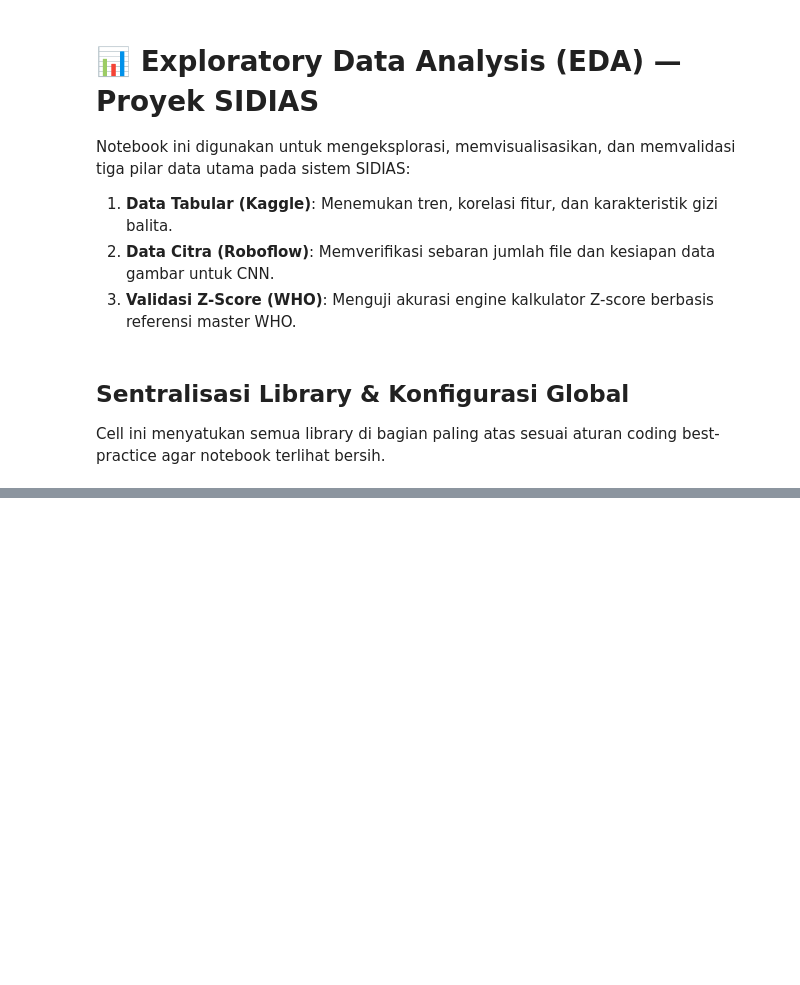
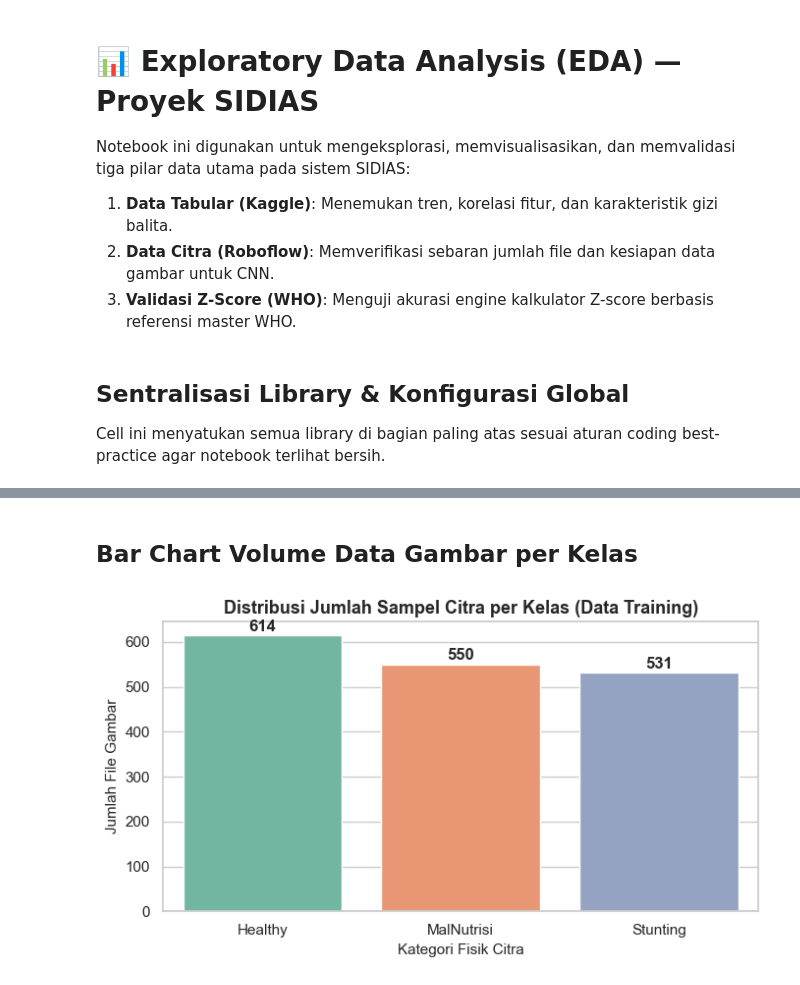
Before and after one commit to EgiJulian12/SIDIAS-, a Jupyter notebook: data_science/notebooks/EDA.ipynb, the cells around one changed output, grey strips where cells are left out. Cells and saved outputs as stored; diff of their text form; code cells hidden in the pictures; blank space fills up the shorter version.

```diff
--- a/data_science/notebooks/EDA.ipynb
+++ b/data_science/notebooks/EDA.ipynb
@@ -520,0 +138,35 @@ Output: D:\Dicoding\capstone-project\SIDIAS-\data_science\reports\EDA_report.htm
+# %% [markdown]
+## Bar Chart Volume Data Gambar per Kelas
+# %%
+# Menghitung otomatis jumlah file gambar di dalam folder dataset
+train_dir = os.path.join(DATA_GAMBAR_PATH, "train")
+kelas_gambar = []
+jumlah_gambar = []
+
+if os.path.exists(train_dir):
+    for label in os.listdir(train_dir):
+        label_path = os.path.join(train_dir, label)
+        if os.path.isdir(label_path):
+            kelas_gambar.append(label)
+            jumlah_gambar.append(len(os.listdir(label_path)))
+
+    # Buat DataFrame report sementara
+    df_img_report = pd.DataFrame({'Kelas': kelas_gambar, 'Jumlah': jumlah_gambar})
+
+    # Plotting volume data gambar
+    plt.figure(figsize=(7, 4))
+    sns.barplot(data=df_img_report, x='Kelas', y='Jumlah', palette='Set2')
+    plt.title('Distribusi Jumlah Sampel Citra per Kelas (Data Training)', fontsize=13, fontweight='bold')
+    plt.xlabel('Kategori Fisik Citra', fontsize=11)
+    plt.ylabel('Jumlah File Gambar', fontsize=11)
+
+    # Memunculkan nilai angka tepat di atas bar grafik
+    for index, value in enumerate(jumlah_gambar):
+        plt.text(index, value + 10, str(value), ha='center', fontweight='bold')
+
+    plt.tight_layout()
+    plt.show()
+else:
+    print(f"⚠️ Warning: Folder '{train_dir}' belum tersedia. Pastikan ekstraksi dataset Roboflow pada file preprocessing telah sukses dieksekusi.")
+# %% [output]
+[figure, added]
```
Also changed, not shown: parts of 44 cells of this notebook, 1 other file.
